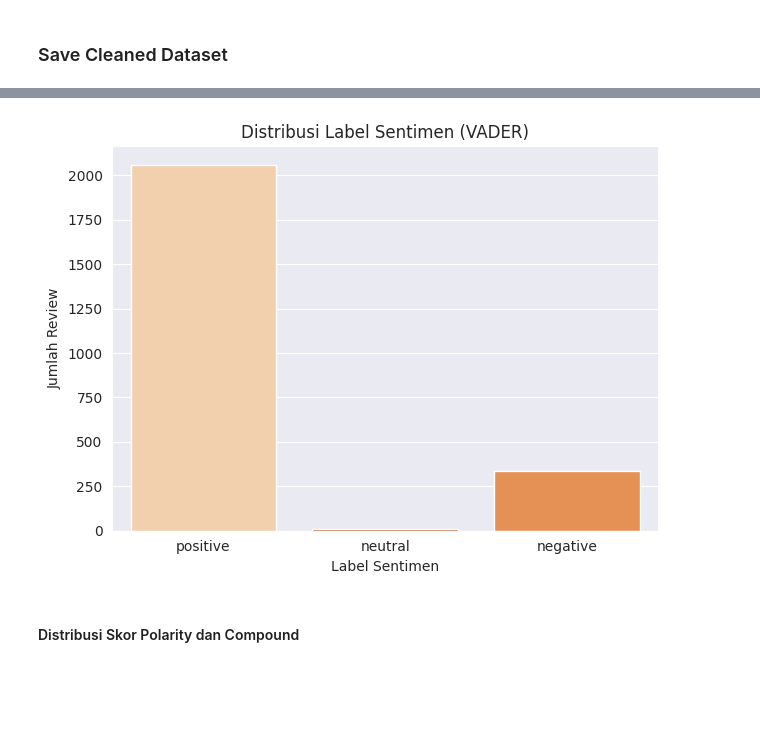
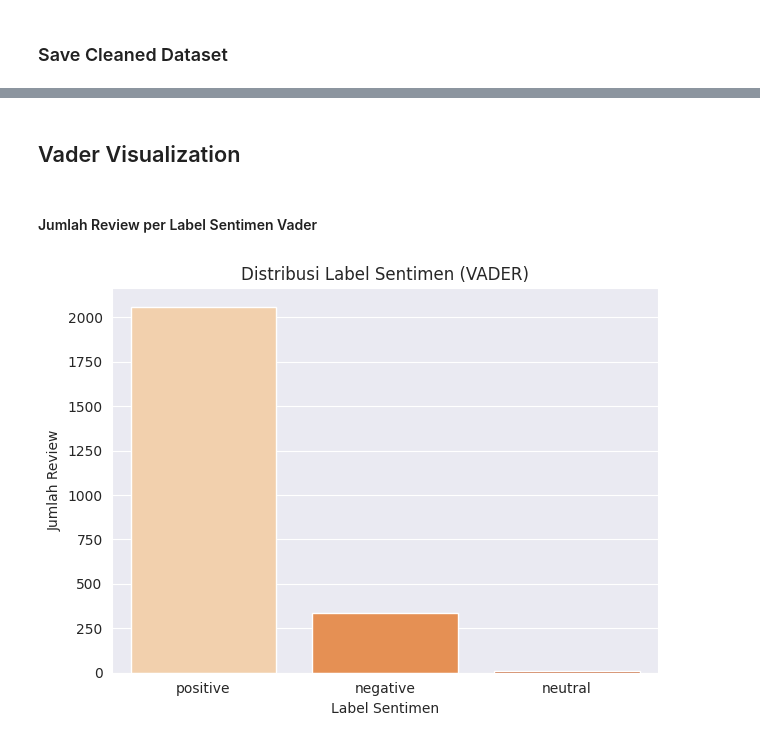
Before and after one commit to nathanaelganata/myanimelist-nlp, a Jupyter notebook: notebooks/02-sentiment-analysis.ipynb, the cells around one changed output, grey strips where cells are left out. Cells and saved outputs as stored; diff of their text form; code cells hidden in the pictures; blank space fills up the shorter version.

Commit message:
feat: add sentiment analysis visualizations

```diff
--- a/notebooks/02-sentiment-analysis.ipynb
+++ b/notebooks/02-sentiment-analysis.ipynb
@@ -105,11 +157,13 @@ plt.show()
+# %% [markdown]
+## Vader Visualization
+# %% [markdown]
+#### Jumlah Review per Label Sentimen Vader
 # %%
-sns.countplot(data=df, x='vader_label', order=['positive', 'neutral', 'negative'], palette='Oranges', hue='vader_label')
+sns.countplot(data=df, x='vader_label', order=['positive', 'negative', 'neutral'], palette='Oranges', hue='vader_label')
 plt.title('Distribusi Label Sentimen (VADER)')
 plt.xlabel('Label Sentimen')
 plt.ylabel('Jumlah Review')
 plt.tight_layout()
 plt.show()
 # %% [output]
-[figure, old version]
+[figure, new version]
-# %% [markdown]
-#### Distribusi Skor Polarity dan Compound
```
Also changed, not shown: parts of 25 cells of this notebook.
